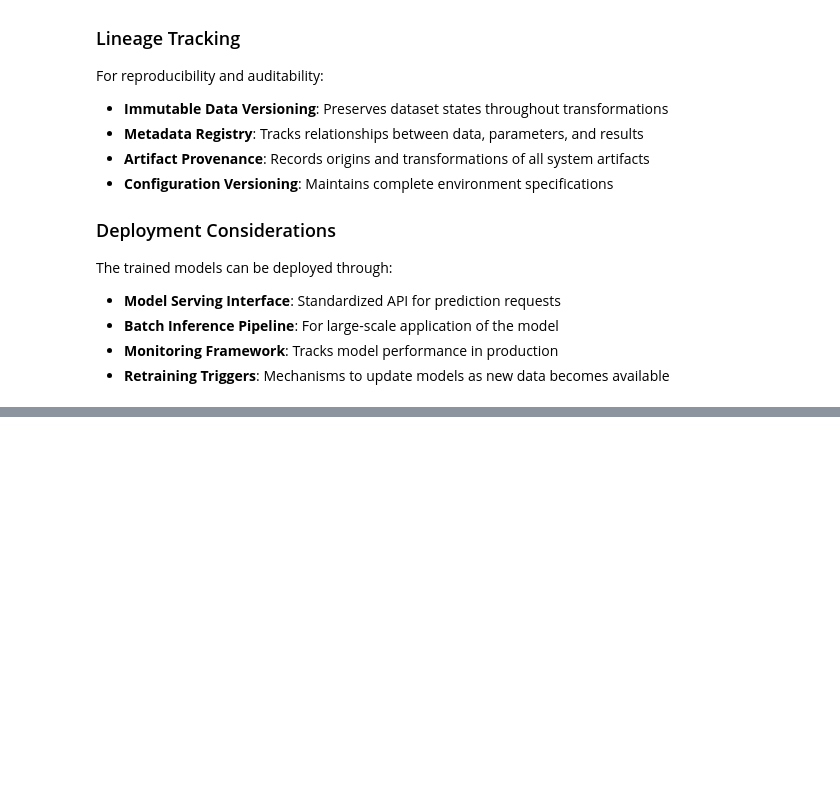
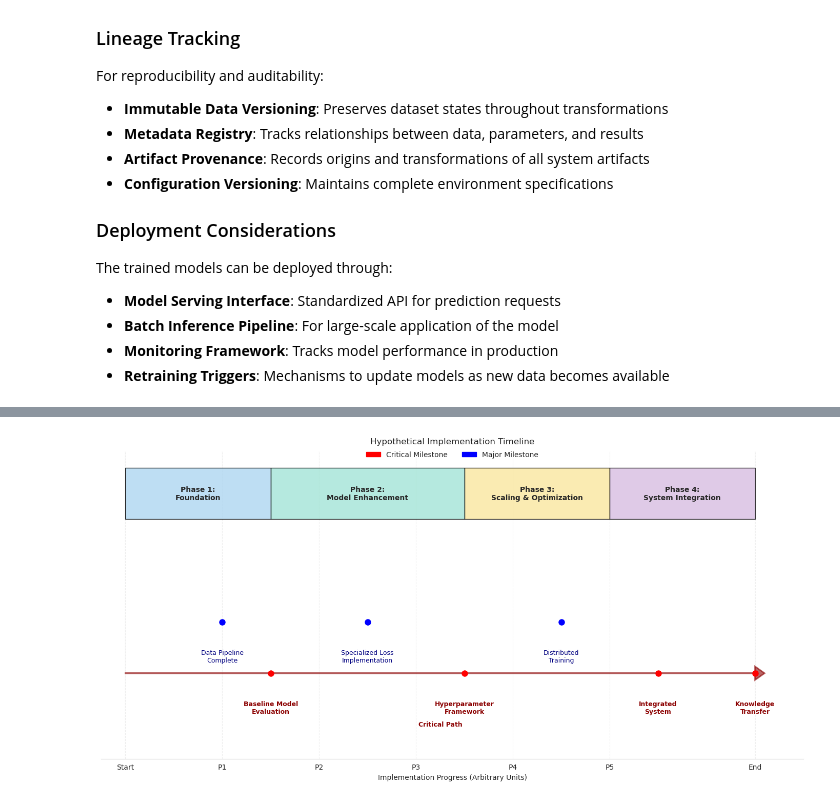
Before and after one commit to iTrauco/data-science-sad, a Jupyter notebook: notebooks/Imbalanced_Classification_Deep_Learning_System_Analysis_And_Design_Proposal.ipynb, the cells around one changed output, grey strips where cells are left out. Drawn from its saved outputs; the diff is of its cells as text; code cells hidden in the pictures; blank space fills up the shorter version.

Commit message:
feat: section 06 - implimentation plan on hypothetical timeline drafted and added to notebook

```diff
--- a/notebooks/Imbalanced_Classification_Deep_Learning_System_Analysis_And_Design_Proposal.ipynb
+++ b/notebooks/Imbalanced_Classification_Deep_Learning_System_Analysis_And_Design_Proposal.ipynb
@@ -871,0 +904,90 @@ The trained models can be deployed through:
+# %%
+import matplotlib.pyplot as plt
+import matplotlib.patches as patches
+import numpy as np
+
+# Setup plot
+fig, ax = plt.subplots(figsize=(14, 7))
+
+# Timeline data
+phases = ["Phase 1:\nFoundation", "Phase 2:\nModel Enhancement",
+          "Phase 3:\nScaling & Optimization", "Phase 4:\nSystem Integration"]
+phase_starts = [0, 3, 7, 10]
+phase_ends = [3, 7, 10, 13]
+phase_colors = ['#AED6F1', '#A3E4D7', '#F9E79F', '#D7BDE2']
+
+# Phase positioning
+phase_y = 0.7
+phase_height = 0.15
+
+# Draw phases
+for i, (phase, start, end, color) in enumerate(zip(phases, phase_starts, phase_ends, phase_colors)):
+    rect = patches.Rectangle((start, phase_y), end-start, phase_height,
+                           linewidth=1, edgecolor='black', facecolor=color, alpha=0.8)
+    ax.add_patch(rect)
+    ax.text(start + (end-start)/2, phase_y + phase_height/2, phase,
+            ha='center', va='center', fontsize=10, fontweight='bold')
+
+# Milestone data
+milestones = [
+    {"name": "Data Pipeline\nComplete", "position": 2, "importance": "major"},
+    {"name": "Baseline Model\nEvaluation", "position": 3, "importance": "critical"},
+    {"name": "Specialized Loss\nImplementation", "position": 5, "importance": "major"},
+    {"name": "Hyperparameter\nFramework", "position": 7, "importance": "critical"},
+    {"name": "Distributed\nTraining", "position": 9, "importance": "major"},
+    {"name": "Integrated\nSystem", "position": 11, "importance": "critical"},
+    {"name": "Knowledge\nTransfer", "position": 13, "importance": "critical"},
+]
+
+# Milestone positioning
+critical_y = 0.25
+major_y = 0.4
+
+# Draw milestones
+for milestone in milestones:
+    if milestone["importance"] == "critical":
+        marker_style = 'ro'
+        text_style = {'fontweight': 'bold', 'color': 'darkred'}
+        y_pos = critical_y
+        text_y_offset = -0.08
+    else:
+        marker_style = 'bo'
+        text_style = {'fontweight': 'normal', 'color': 'navy'}
+        y_pos = major_y
+        text_y_offset = -0.08
+
+    ax.plot(milestone["position"], y_pos, marker_style, markersize=8)
+    ax.text(milestone["position"], y_pos + text_y_offset, milestone["name"],
+            ha='center', va='top', fontsize=9, **text_style)
+
+# Critical path
+ax.arrow(0, critical_y, 13, 0, head_width=0.04, head_length=0.2,
+         fc='darkred', ec='darkred', linewidth=2, alpha=0.6)
+ax.text(6.5, critical_y-0.15, 'Critical Path', ha='center', va='center',
+        color='darkred', fontweight='bold', fontsize=9)
+
+# Legend
+critical_patch = patches.Patch(color='red', label='Critical Milestone')
+major_patch = patches.Patch(color='blue', label='Major Milestone')
+ax.legend(handles=[critical_patch, major_patch], loc='upper center',
+          bbox_to_anchor=(0.5, 1.02), ncol=2, frameon=False)
+
+# Axes and styling
+ax.set_xlim(-0.5, 14)
+ax.set_ylim(0, 0.9)
+ax.grid(axis='x', linestyle='--', alpha=0.3)
+ax.set_xticks([0, 2, 4, 6, 8, 10, 13])
+ax.set_xticklabels(['Start', 'P1', 'P2', 'P3', 'P4', 'P5', 'End'])
+ax.set_xlabel('Implementation Progress (Arbitrary Units)')
+
+# Clean up
+ax.spines['right'].set_visible(False)
+ax.spines['left'].set_visible(False)
+ax.spines['top'].set_visible(False)
+ax.get_yaxis().set_visible(False)
+plt.title('Hypothetical Implementation Timeline', pad=10)
+plt.tight_layout()
+
+plt.show()
+# %% [output]
+[figure, added]
```
Also changed, not shown: parts of 3 cells of this notebook.
